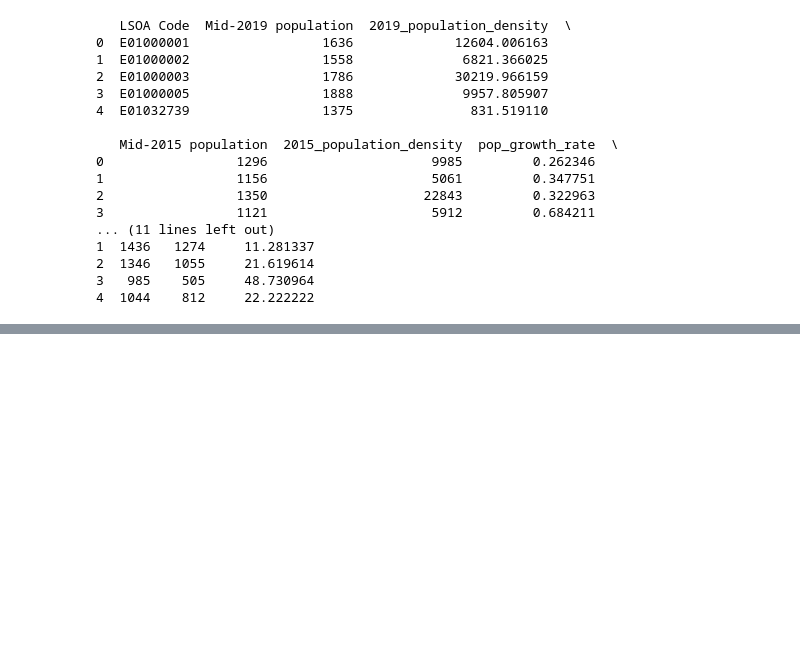
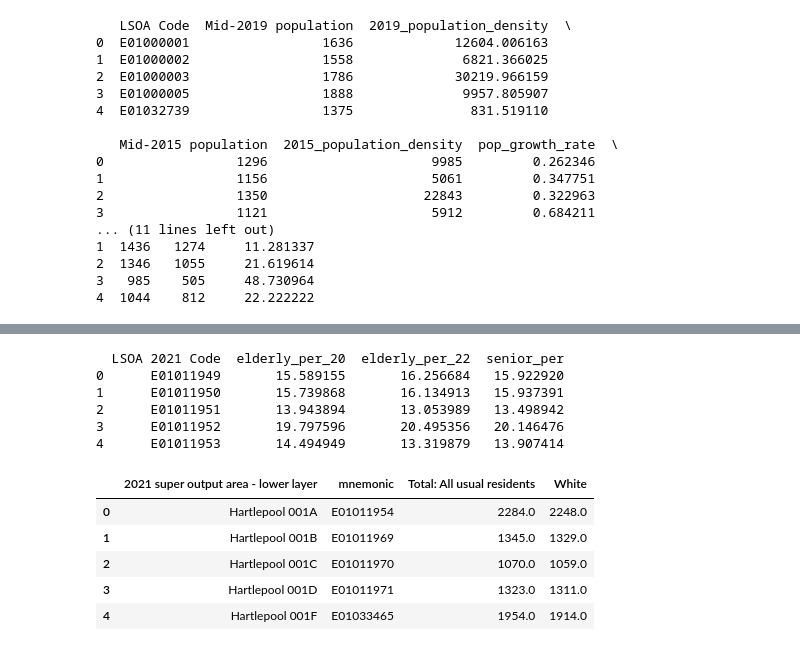
Before and after one commit to meimao76/housing_feature_gentrification, a Jupyter notebook: struc_datacleaning.ipynb, the cells around one changed output, grey strips where cells are left out. Drawn from its saved outputs; the diff is of its cells as text; code cells hidden in the pictures; blank space fills up the shorter version.

```diff
--- a/struc_datacleaning.ipynb
+++ b/struc_datacleaning.ipynb
@@ -321,0 +454,20 @@ cleaned_df.to_csv("data/all_stru_data.csv", index=False)
+# %%
+age_group["senior_per"] = (age_group["elderly_per_20"] + age_group["elderly_per_22"]) / 2
+print(age_group.head(5))
+# %% [output]
+  LSOA 2021 Code  elderly_per_20  elderly_per_22  senior_per
+0      E01011949       15.589155       16.256684   15.922920
+1      E01011950       15.739868       16.134913   15.937391
+2      E01011951       13.943894       13.053989   13.498942
+3      E01011952       19.797596       20.495356   20.146476
+4      E01011953       14.494949       13.319879   13.907414
+# %%
+ethnic_group_20_22 = pd.read_csv("data/stru_data/1570121892025247.csv", skiprows=6)
+ethnic_group_20_22.head(5)
+# %% [output]
+|  | 2021 super output area - lower layer | mnemonic | Total: All usual residents | White |
+| 0 | Hartlepool 001A | E01011954 | 2284.0 | 2248.0 |
+| 1 | Hartlepool 001B | E01011969 | 1345.0 | 1329.0 |
+| 2 | Hartlepool 001C | E01011970 | 1070.0 | 1059.0 |
+| 3 | Hartlepool 001D | E01011971 | 1323.0 | 1311.0 |
+| 4 | Hartlepool 001F | E01033465 | 1954.0 | 1914.0 |
```
Also changed, not shown: parts of 19 cells of this notebook, 3 other files.
